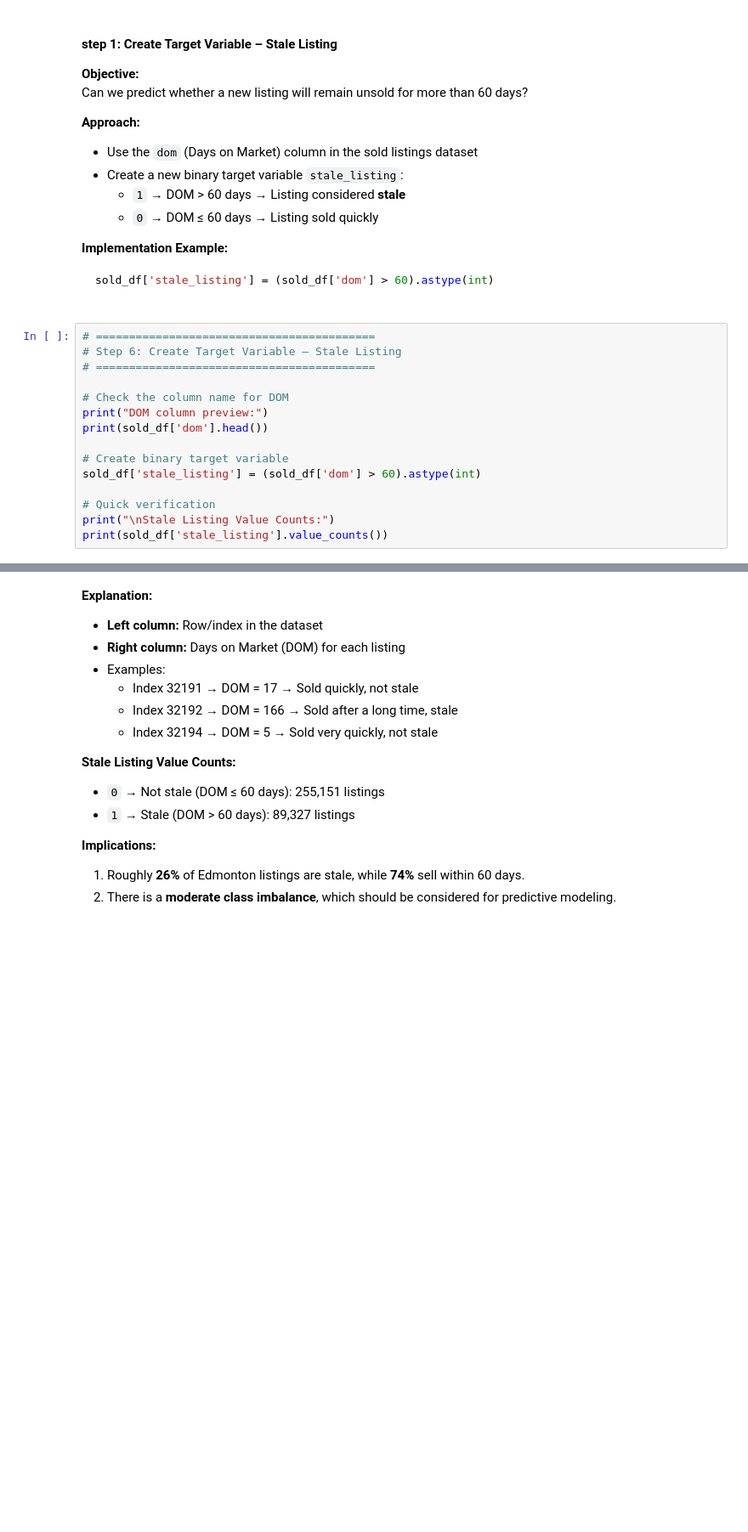
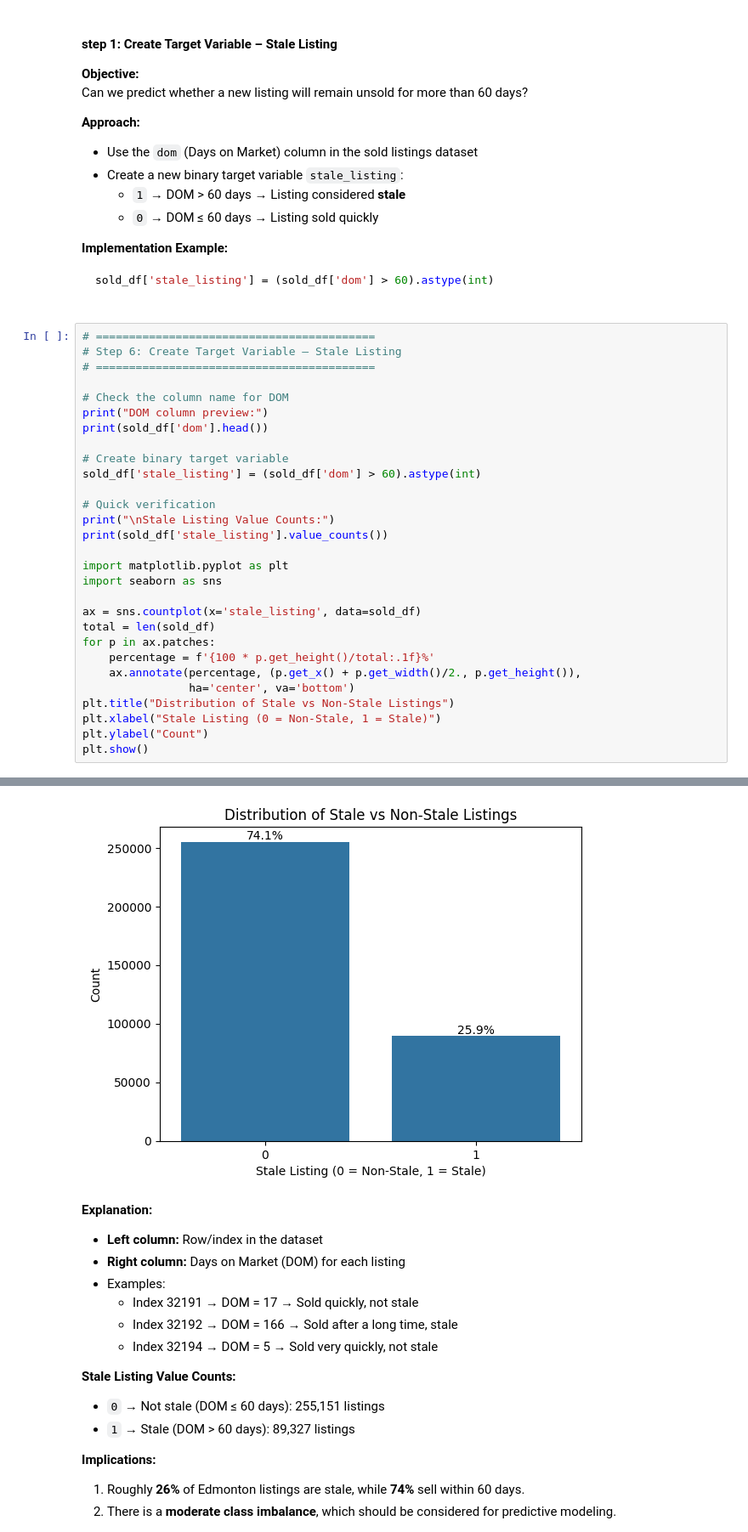
Before and after one commit to AdeoyeSA/DATA3960---Data-Analytics-Capstone-PROJECT, a Jupyter notebook: Data Analytics Capstone Project Proposal.ipynb, the cells around one changed output, grey strips where cells are left out. Shown at 85% size. Cells and saved outputs as stored; diff of their text form; blank space fills up the shorter version.

Commit message:
Data Analytics Capstone Project Proposal.ipynb.new

```diff
--- a/Data Analytics Capstone Project Proposal.ipynb
+++ b/Data Analytics Capstone Project Proposal.ipynb
@@ -326,5 +283,19 @@ sold_df['stale_listing'] = (sold_df['dom'] > 60).astype(int)
 # Quick verification
 print("\nStale Listing Value Counts:")
 print(sold_df['stale_listing'].value_counts())
+
+import matplotlib.pyplot as plt
+import seaborn as sns
+
+ax = sns.countplot(x='stale_listing', data=sold_df)
+total = len(sold_df)
+for p in ax.patches:
+    percentage = f'{100 * p.get_height()/total:.1f}%'
+    ax.annotate(percentage, (p.get_x() + p.get_width()/2., p.get_height()),
+                ha='center', va='bottom')
+plt.title("Distribution of Stale vs Non-Stale Listings")
+plt.xlabel("Stale Listing (0 = Non-Stale, 1 = Stale)")
+plt.ylabel("Count")
+plt.show()
 # %% [output]
 DOM column preview:
@@ -336,10 +307,11 @@ DOM column preview:
 Name: dom, dtype: int64
 
 Stale Listing Value Counts:
 stale_listing
 0    255151
 1     89327
 Name: count, dtype: int64
+[figure, added]
 # %% [markdown]
 
 **Explanation:**
```
Also changed, not shown: parts of 7 cells of this notebook, 9 other files.
